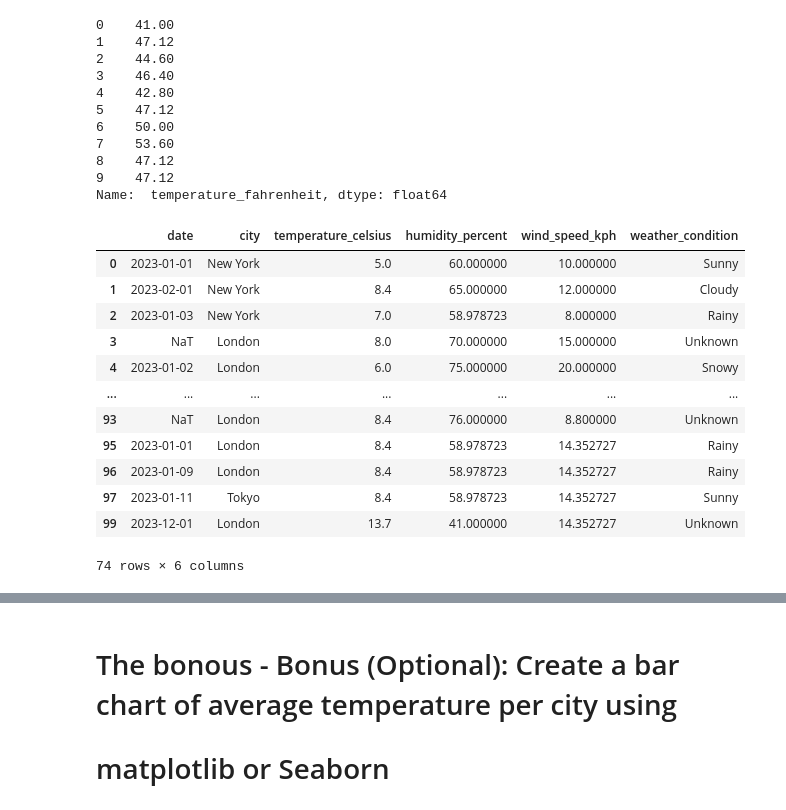
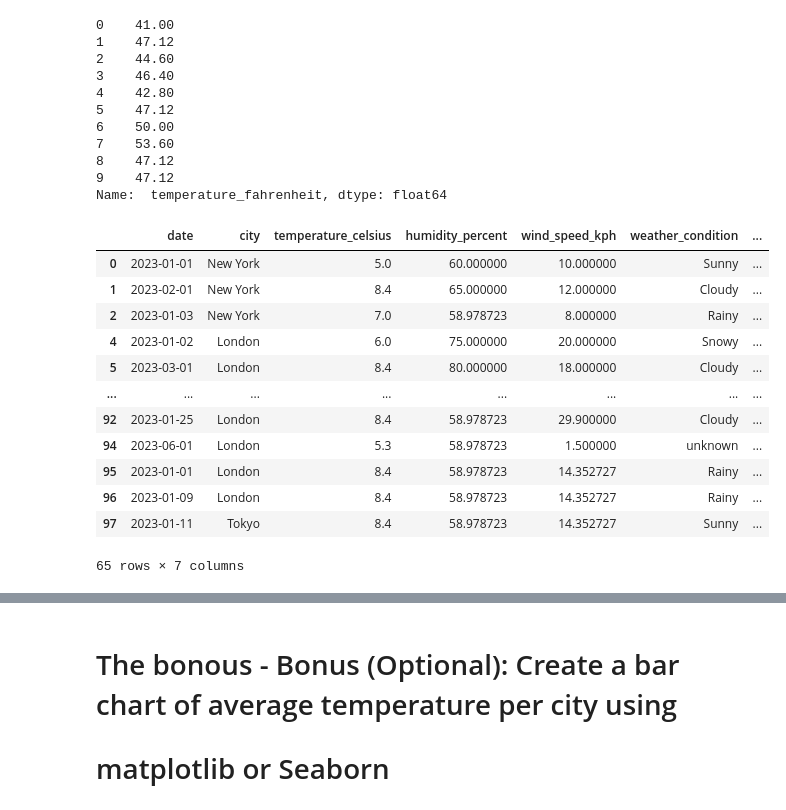
Before and after one commit to itsdagi/shega-data-engineering, a Jupyter notebook: climate.ipynb, the cells around one changed output, grey strips where cells are left out. Saved outputs shown, nothing was run; the diff lists cells and outputs as text; code cells hidden in the pictures.

```diff
--- a/climate.ipynb
+++ b/climate.ipynb
@@ -111,9 +111,9 @@ imputed_data
 100 rows × 6 columns
 # %%
 # before storing frahnheit values in the new col lets assign the value to 0 since we are going to sotre numeric values
-data[' temperature_fahrenheit'] = 0
-data[' temperature_fahrenheit'] = data['temperature_celsius'] * 9/5 + 32
-print(data[' temperature_fahrenheit'].head(10))
+imputed_data[' temperature_fahrenheit'] = 0
+imputed_data[' temperature_fahrenheit'] = data['temperature_celsius'] * 9/5 + 32
+print(imputed_data[' temperature_fahrenheit'].head(10))
 # %% [output]
 0    41.00
 1    47.12
@@ -129,22 +129,22 @@ Name:  temperature_fahrenheit, dtype: float64
 # %%
 # now lets drop where weather condition is null or unknown
 # for na values
 cleaned_data = imputed_data.dropna(subset=['weather_condition'])
 # for unknown values
-cleaned_data = cleaned_data[cleaned_data['weather_condition'] != 'unknown']
-cleaned_data
+cleaned_weather_data = cleaned_data[cleaned_data['weather_condition'] != 'Unknown']
+cleaned_weather_data
 # %% [output]
-|  | date | city | temperature_celsius | humidity_percent | wind_speed_kph | weather_condition |
-| 0 | 2023-01-01 | New York | 5.0 | 60.000000 | 10.000000 | Sunny |
-| 1 | 2023-02-01 | New York | 8.4 | 65.000000 | 12.000000 | Cloudy |
-| 2 | 2023-01-03 | New York | 7.0 | 58.978723 | 8.000000 | Rainy |
-| 3 | NaT | London | 8.0 | 70.000000 | 15.000000 | Unknown |
-| 4 | 2023-01-02 | London | 6.0 | 75.000000 | 20.000000 | Snowy |
-| ... | ... | ... | ... | ... | ... | ... |
-| 93 | NaT | London | 8.4 | 76.000000 | 8.800000 | Unknown |
-| 95 | 2023-01-01 | London | 8.4 | 58.978723 | 14.352727 | Rainy |
-| 96 | 2023-01-09 | London | 8.4 | 58.978723 | 14.352727 | Rainy |
-| 97 | 2023-01-11 | Tokyo | 8.4 | 58.978723 | 14.352727 | Sunny |
-| 99 | 2023-12-01 | London | 13.7 | 41.000000 | 14.352727 | Unknown |
+|  | date | city | temperature_celsius | humidity_percent | wind_speed_kph | weather_condition | ... |
+| 0 | 2023-01-01 | New York | 5.0 | 60.000000 | 10.000000 | Sunny | ... |
+| 1 | 2023-02-01 | New York | 8.4 | 65.000000 | 12.000000 | Cloudy | ... |
+| 2 | 2023-01-03 | New York | 7.0 | 58.978723 | 8.000000 | Rainy | ... |
+| 4 | 2023-01-02 | London | 6.0 | 75.000000 | 20.000000 | Snowy | ... |
+| 5 | 2023-03-01 | London | 8.4 | 80.000000 | 18.000000 | Cloudy | ... |
+| ... | ... | ... | ... | ... | ... | ... | ... |
+| 92 | 2023-01-25 | London | 8.4 | 58.978723 | 29.900000 | Cloudy | ... |
+| 94 | 2023-06-01 | London | 5.3 | 58.978723 | 1.500000 | unknown | ... |
+| 95 | 2023-01-01 | London | 8.4 | 58.978723 | 14.352727 | Rainy | ... |
+| 96 | 2023-01-09 | London | 8.4 | 58.978723 | 14.352727 | Rainy | ... |
+| 97 | 2023-01-11 | Tokyo | 8.4 | 58.978723 | 14.352727 | Sunny | ... |
-74 rows × 6 columns
+65 rows × 7 columns
 # %%
```
Also changed, not shown: parts of 3 cells of this notebook, 1 other file.
